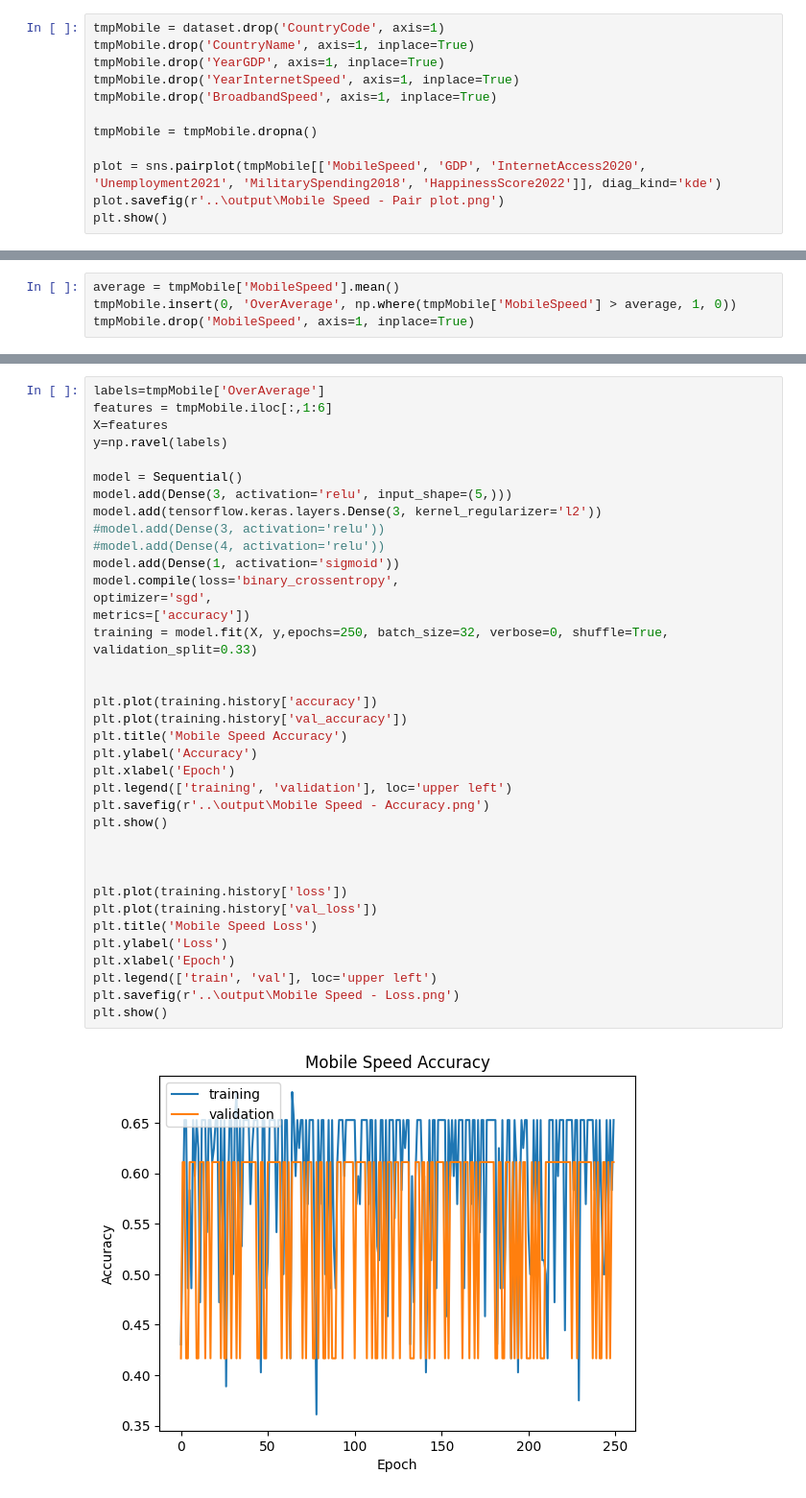
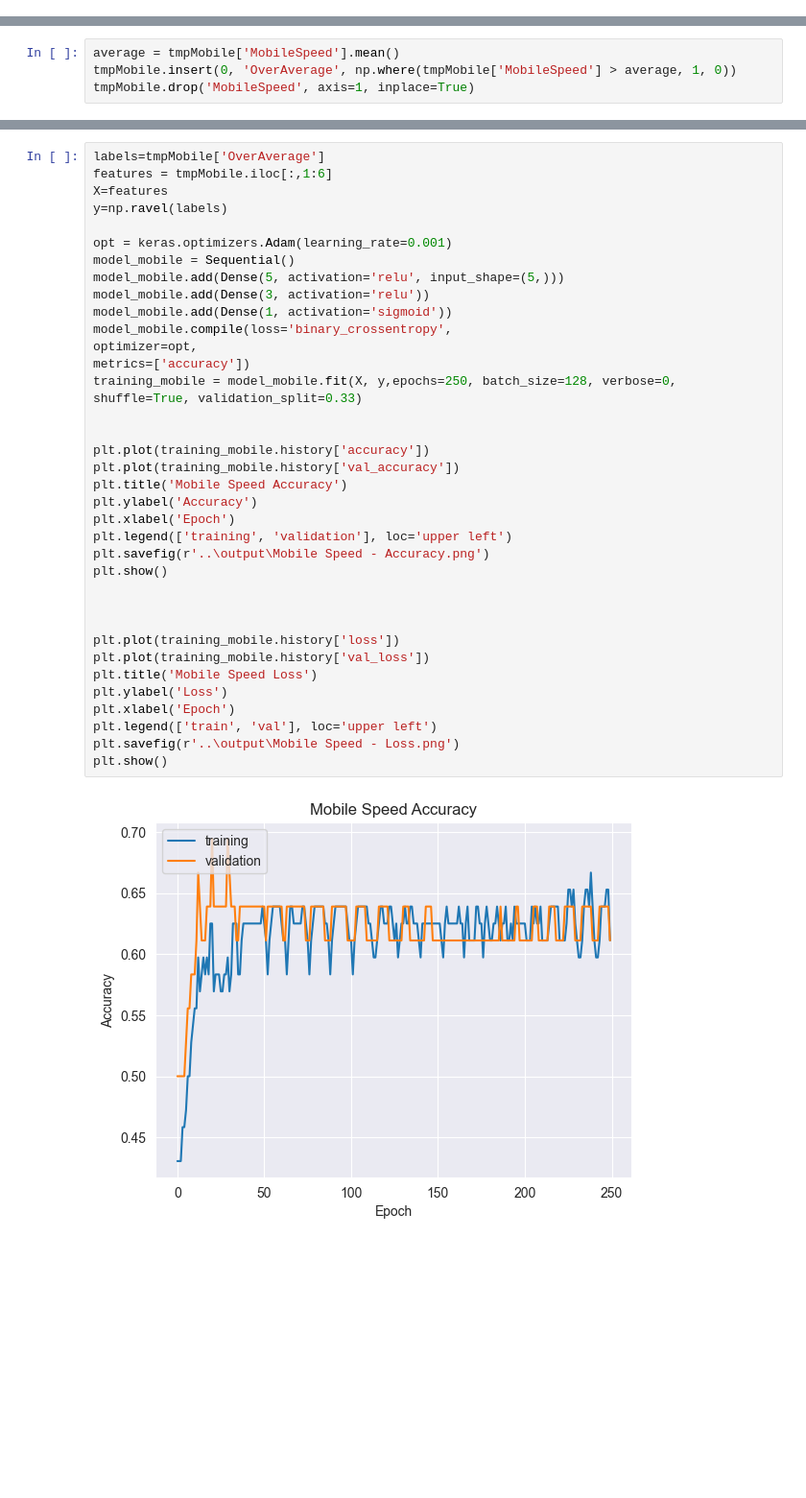
Before and after one commit to Gr4ph1xZ/DataAnalysisAndMachineLearningInternetSpeed, a Jupyter notebook: python/notebook.ipynb, the cells around one changed output, grey strips where cells are left out. Shown at 96% size. Cells and saved outputs as stored; diff of their text form; blank space fills up the shorter version.

```diff
--- a/python/notebook.ipynb
+++ b/python/notebook.ipynb
@@ -473,12 +532,0 @@ Pair plot - Mobile Speed
-# %%
-tmpMobile = dataset.drop('CountryCode', axis=1)
-tmpMobile.drop('CountryName', axis=1, inplace=True)
-tmpMobile.drop('YearGDP', axis=1, inplace=True)
-tmpMobile.drop('YearInternetSpeed', axis=1, inplace=True)
-tmpMobile.drop('BroadbandSpeed', axis=1, inplace=True)
-
-tmpMobile = tmpMobile.dropna()
-
-plot = sns.pairplot(tmpMobile[['MobileSpeed', 'GDP', 'InternetAccess2020', 'Unemployment2021', 'MilitarySpending2018', 'HappinessScore2022']], diag_kind='kde')
-plot.savefig(r'..\output\Mobile Speed - Pair plot.png')
-plt.show()
@@ -495,39 +549,38 @@ Mobile Speed - Deep Learning
 # %%
 labels=tmpMobile['OverAverage']
 features = tmpMobile.iloc[:,1:6]
 X=features
 y=np.ravel(labels)
 
-model = Sequential()
-model.add(Dense(3, activation='relu', input_shape=(5,)))
-model.add(tensorflow.keras.layers.Dense(3, kernel_regularizer='l2'))
-#model.add(Dense(3, activation='relu'))
-#model.add(Dense(4, activation='relu'))
-model.add(Dense(1, activation='sigmoid'))
-model.compile(loss='binary_crossentropy',
-optimizer='sgd',
+opt = keras.optimizers.Adam(learning_rate=0.001)
+model_mobile = Sequential()
+model_mobile.add(Dense(5, activation='relu', input_shape=(5,)))
+model_mobile.add(Dense(3, activation='relu'))
+model_mobile.add(Dense(1, activation='sigmoid'))
+model_mobile.compile(loss='binary_crossentropy',
+optimizer=opt,
 metrics=['accuracy'])
-training = model.fit(X, y,epochs=250, batch_size=32, verbose=0, shuffle=True, validation_split=0.33)
+training_mobile = model_mobile.fit(X, y,epochs=250, batch_size=128, verbose=0, shuffle=True, validation_split=0.33)
 
 
-plt.plot(training.history['accuracy'])
-plt.plot(training.history['val_accuracy'])
+plt.plot(training_mobile.history['accuracy'])
+plt.plot(training_mobile.history['val_accuracy'])
 plt.title('Mobile Speed Accuracy')
 plt.ylabel('Accuracy')
 plt.xlabel('Epoch')
 plt.legend(['training', 'validation'], loc='upper left')
 plt.savefig(r'..\output\Mobile Speed - Accuracy.png')
 plt.show()
 
 
 
-plt.plot(training.history['loss'])
-plt.plot(training.history['val_loss'])
+plt.plot(training_mobile.history['loss'])
+plt.plot(training_mobile.history['val_loss'])
 plt.title('Mobile Speed Loss')
 plt.ylabel('Loss')
 plt.xlabel('Epoch')
 plt.legend(['train', 'val'], loc='upper left')
 plt.savefig(r'..\output\Mobile Speed - Loss.png')
 plt.show()
 # %% [output]
-[figure, old version]
+[figure, new version]
```
Also changed, not shown: parts of 158 cells of this notebook.
